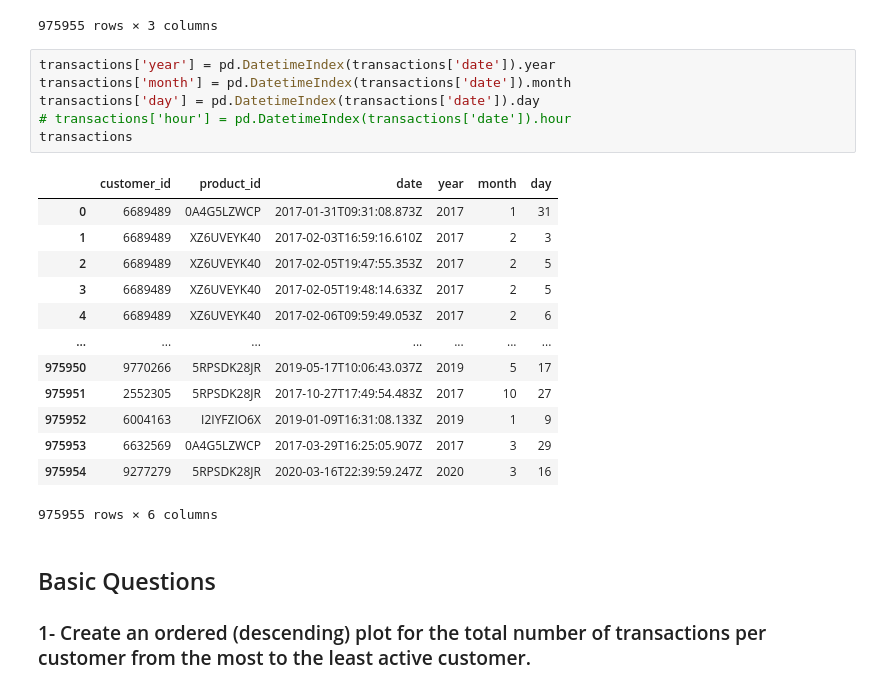
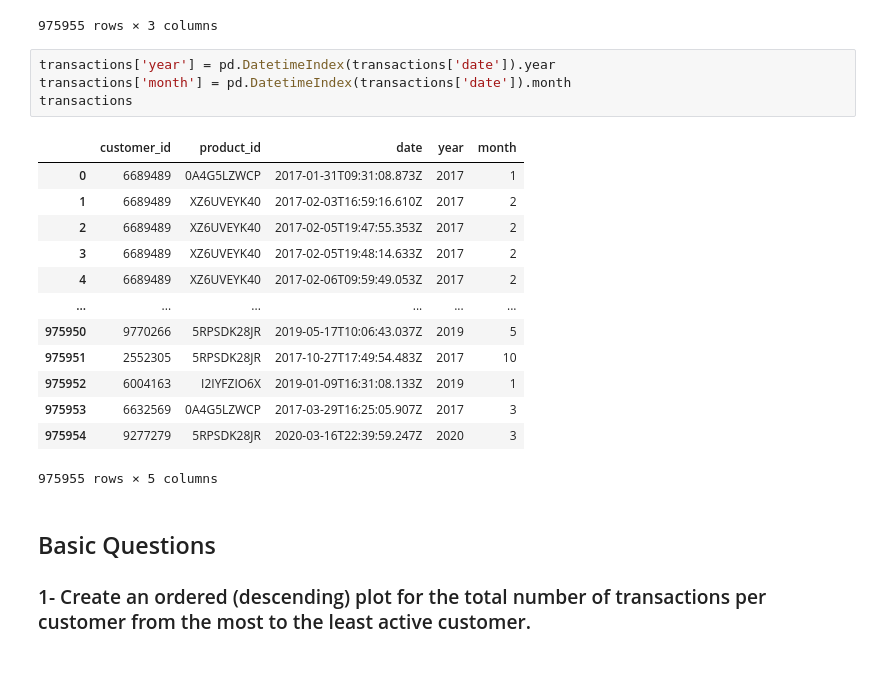
Before and after one commit to halikhani/customer_transactions_history, a Jupyter notebook: DataProcessing.ipynb, the cells around one changed output. Saved outputs shown, nothing was run; the diff lists cells and outputs as text.

```diff
--- a/DataProcessing.ipynb
+++ b/DataProcessing.ipynb
@@ -26,23 +26,21 @@ transactions
 # %%
 transactions['year'] = pd.DatetimeIndex(transactions['date']).year
 transactions['month'] = pd.DatetimeIndex(transactions['date']).month
-transactions['day'] = pd.DatetimeIndex(transactions['date']).day
-# transactions['hour'] = pd.DatetimeIndex(transactions['date']).hour
 transactions
 # %% [output]
-|  | customer_id | product_id | date | year | month | day |
-| 0 | 6689489 | 0A4G5LZWCP | 2017-01-31T09:31:08.873Z | 2017 | 1 | 31 |
-| 1 | 6689489 | XZ6UVEYK40 | 2017-02-03T16:59:16.610Z | 2017 | 2 | 3 |
-| 2 | 6689489 | XZ6UVEYK40 | 2017-02-05T19:47:55.353Z | 2017 | 2 | 5 |
-| 3 | 6689489 | XZ6UVEYK40 | 2017-02-05T19:48:14.633Z | 2017 | 2 | 5 |
-| 4 | 6689489 | XZ6UVEYK40 | 2017-02-06T09:59:49.053Z | 2017 | 2 | 6 |
-| ... | ... | ... | ... | ... | ... | ... |
-| 975950 | 9770266 | 5RPSDK28JR | 2019-05-17T10:06:43.037Z | 2019 | 5 | 17 |
-| 975951 | 2552305 | 5RPSDK28JR | 2017-10-27T17:49:54.483Z | 2017 | 10 | 27 |
-| 975952 | 6004163 | I2IYFZIO6X | 2019-01-09T16:31:08.133Z | 2019 | 1 | 9 |
-| 975953 | 6632569 | 0A4G5LZWCP | 2017-03-29T16:25:05.907Z | 2017 | 3 | 29 |
-| 975954 | 9277279 | 5RPSDK28JR | 2020-03-16T22:39:59.247Z | 2020 | 3 | 16 |
+|  | customer_id | product_id | date | year | month |
+| 0 | 6689489 | 0A4G5LZWCP | 2017-01-31T09:31:08.873Z | 2017 | 1 |
+| 1 | 6689489 | XZ6UVEYK40 | 2017-02-03T16:59:16.610Z | 2017 | 2 |
+| 2 | 6689489 | XZ6UVEYK40 | 2017-02-05T19:47:55.353Z | 2017 | 2 |
+| 3 | 6689489 | XZ6UVEYK40 | 2017-02-05T19:48:14.633Z | 2017 | 2 |
+| 4 | 6689489 | XZ6UVEYK40 | 2017-02-06T09:59:49.053Z | 2017 | 2 |
+| ... | ... | ... | ... | ... | ... |
+| 975950 | 9770266 | 5RPSDK28JR | 2019-05-17T10:06:43.037Z | 2019 | 5 |
+| 975951 | 2552305 | 5RPSDK28JR | 2017-10-27T17:49:54.483Z | 2017 | 10 |
+| 975952 | 6004163 | I2IYFZIO6X | 2019-01-09T16:31:08.133Z | 2019 | 1 |
+| 975953 | 6632569 | 0A4G5LZWCP | 2017-03-29T16:25:05.907Z | 2017 | 3 |
+| 975954 | 9277279 | 5RPSDK28JR | 2020-03-16T22:39:59.247Z | 2020 | 3 |
-975955 rows × 6 columns
+975955 rows × 5 columns
 # %% [markdown]
 ## Basic Questions
 ### 1- Create an ordered (descending) plot for the total number of transactions per customer from the most to the least active customer.
```
Also changed, not shown: parts of 18 cells of this notebook.
